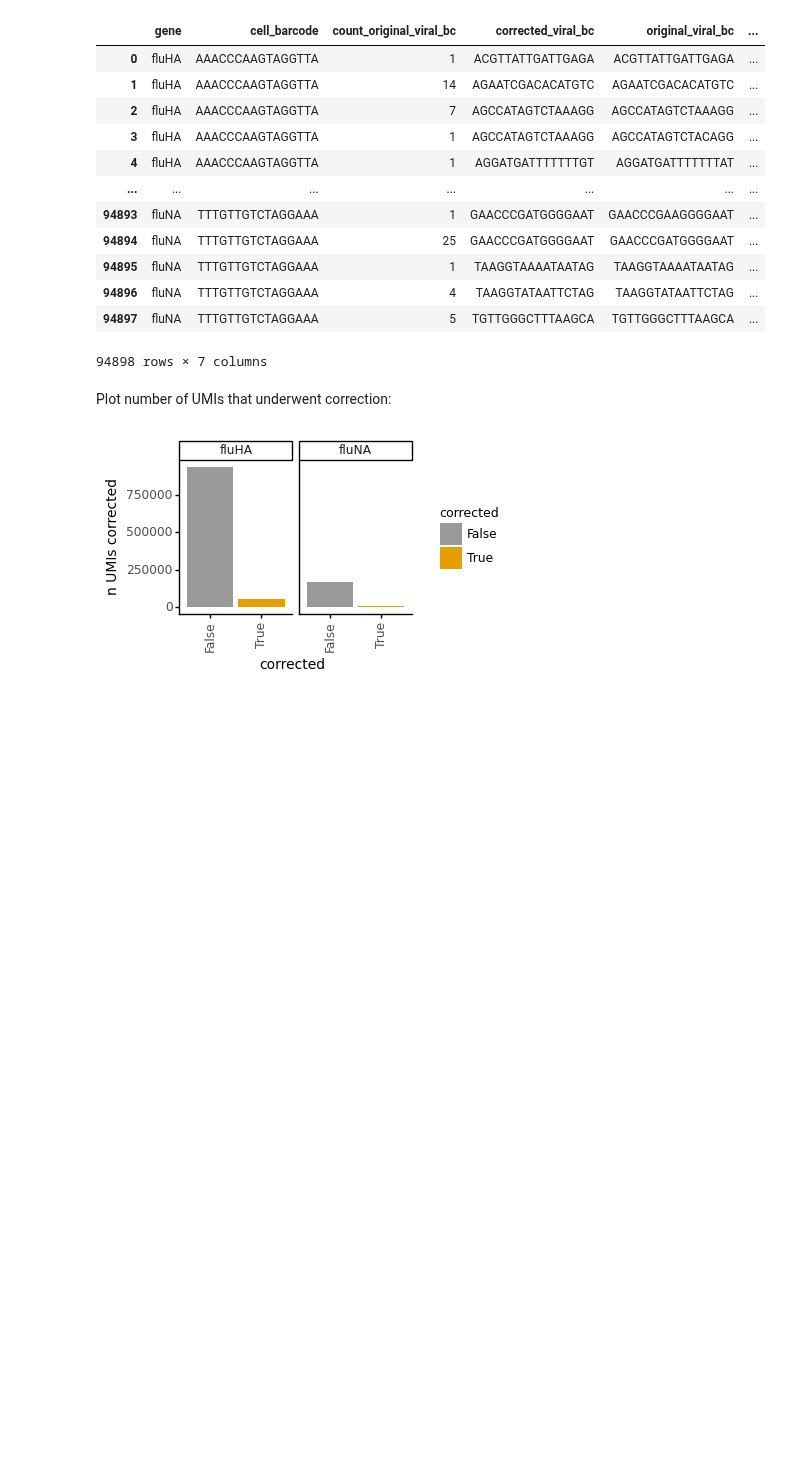
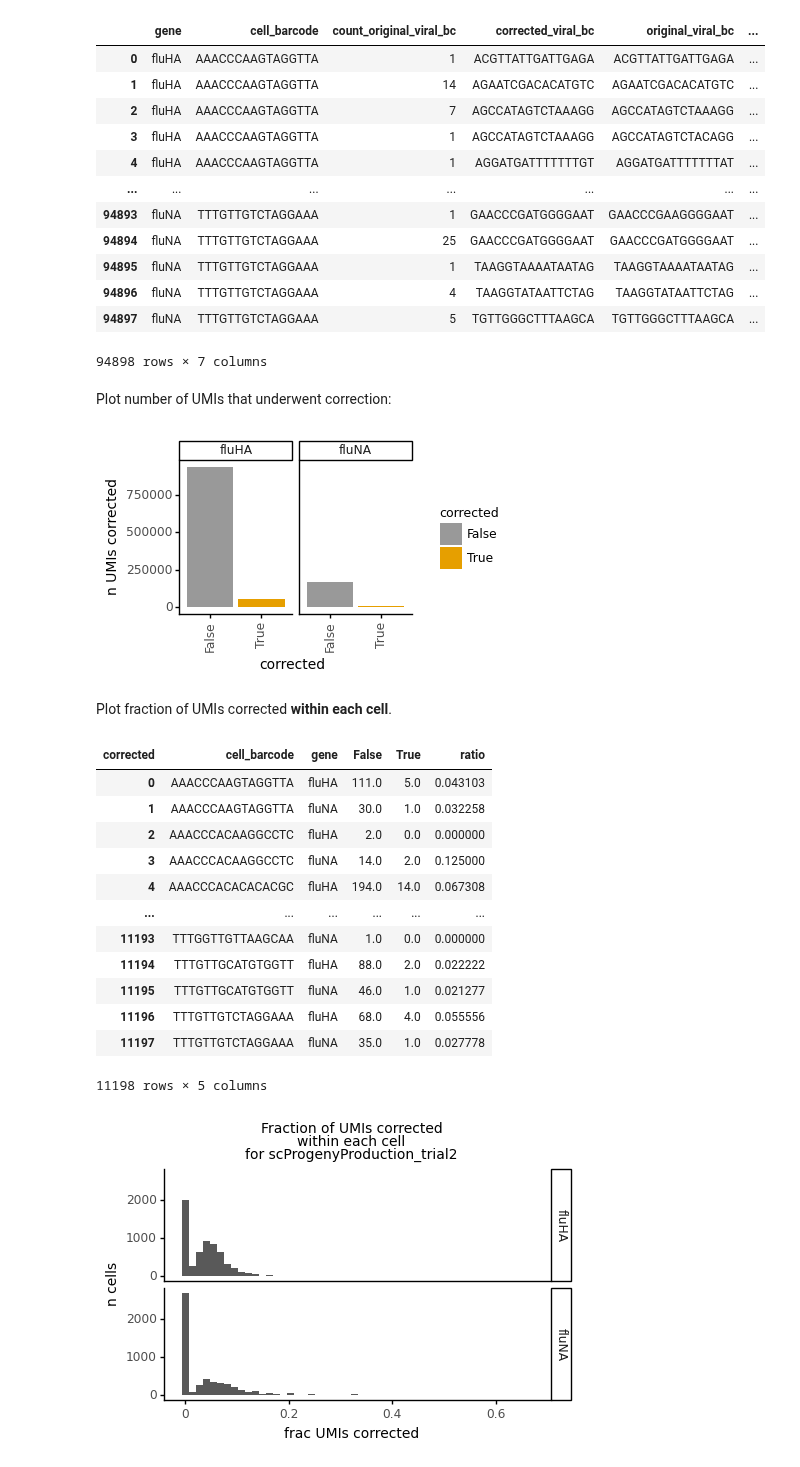
Before and after one commit to jbloomlab/barcoded_flu_pdmH1N1, a Jupyter notebook: viral_barcode_consensus_by_cell.py.ipynb, the cells around one changed output. Drawn from its saved outputs; the diff is of its cells as text; code cells hidden in the pictures; blank space fills up the shorter version.

Commit message:
Calculated fraction of UMIs corrected within each cell

```diff
--- a/viral_barcode_consensus_by_cell.py.ipynb
+++ b/viral_barcode_consensus_by_cell.py.ipynb
@@ -231,3 +229,57 @@ fig = (p9.ggplot(viral_bc_df, p9.aes(x='corrected',
 fig.draw()
 # %% [output]
 [figure]
+# %% [markdown]
+Plot fraction of UMIs corrected **within each cell**.
+# %%
+correct_ratios_df = (viral_bc_df
+                     .groupby(['cell_barcode',
+                               'gene',
+                               'corrected'])
+                     .agg(func=np.sum)
+                     .reset_index()
+                     .pivot_table(index=['cell_barcode','gene'],
+                                  columns='corrected',
+                                  values='count_original_viral_bc')
+                     .reset_index()
+                     .fillna(0))
+
+correct_ratios_df['ratio'] = (correct_ratios_df[True] /
+                              (correct_ratios_df[True] +
+                               correct_ratios_df[False]))
+
+display(correct_ratios_df)
+
+fig = (p9.ggplot(correct_ratios_df, p9.aes(x='ratio')) +
+       p9.ggtitle('Fraction of UMIs corrected\n'
+                  'within each cell\n'
+                  f'for {expt}') +
+       p9.geom_histogram(bins=50) +
+       p9.facet_grid('gene~') +
+       p9.theme(figure_size=(5,3),
+                plot_title=p9.element_text(size=10),
+                axis_title=p9.element_text(size=10),
+                legend_title=p9.element_text(size=9),
+                legend_title_align='center') +
+       p9.scale_fill_manual(CBPALETTE[0:]) +
+       p9.labs(x='frac UMIs corrected',
+               y='n cells')
+      )
+
+# show plot
+fig.draw()
+# %% [output]
+| corrected | cell_barcode | gene | False | True | ratio |
+| 0 | AAACCCAAGTAGGTTA | fluHA | 111.0 | 5.0 | 0.043103 |
+| 1 | AAACCCAAGTAGGTTA | fluNA | 30.0 | 1.0 | 0.032258 |
+| 2 | AAACCCACAAGGCCTC | fluHA | 2.0 | 0.0 | 0.000000 |
+| 3 | AAACCCACAAGGCCTC | fluNA | 14.0 | 2.0 | 0.125000 |
+| 4 | AAACCCACACACACGC | fluHA | 194.0 | 14.0 | 0.067308 |
+| ... | ... | ... | ... | ... | ... |
+| 11193 | TTTGGTTGTTAAGCAA | fluNA | 1.0 | 0.0 | 0.000000 |
+| 11194 | TTTGTTGCATGTGGTT | fluHA | 88.0 | 2.0 | 0.022222 |
+| 11195 | TTTGTTGCATGTGGTT | fluNA | 46.0 | 1.0 | 0.021277 |
+| 11196 | TTTGTTGTCTAGGAAA | fluHA | 68.0 | 4.0 | 0.055556 |
+| 11197 | TTTGTTGTCTAGGAAA | fluNA | 35.0 | 1.0 | 0.027778 |
+11198 rows × 5 columns
+[figure, added]
```
Also changed, not shown: parts of 2 cells of this notebook.
